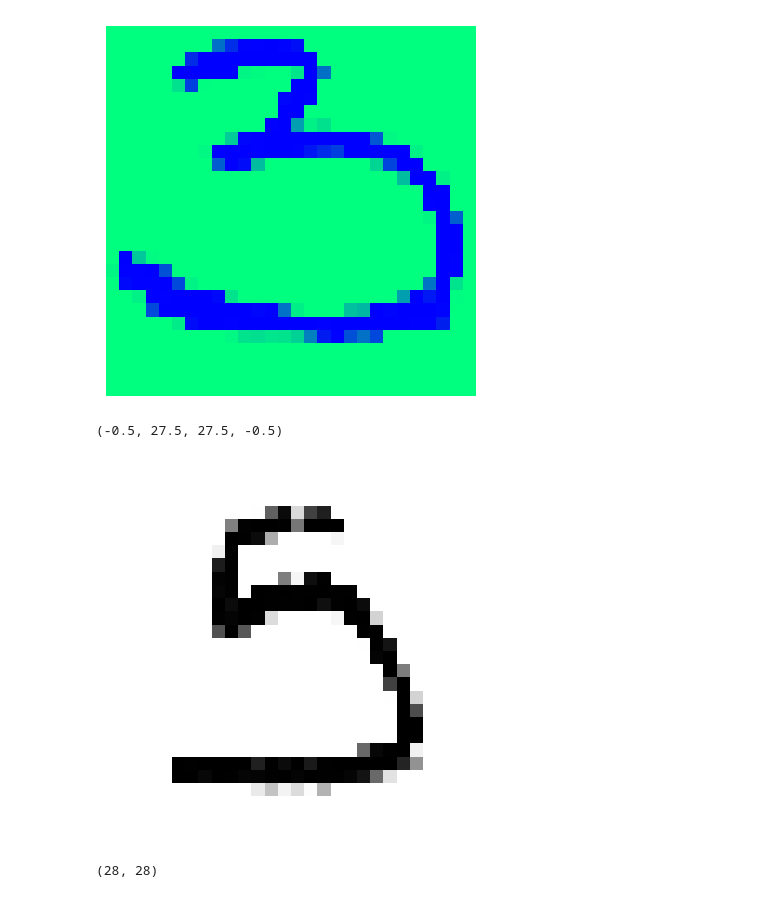
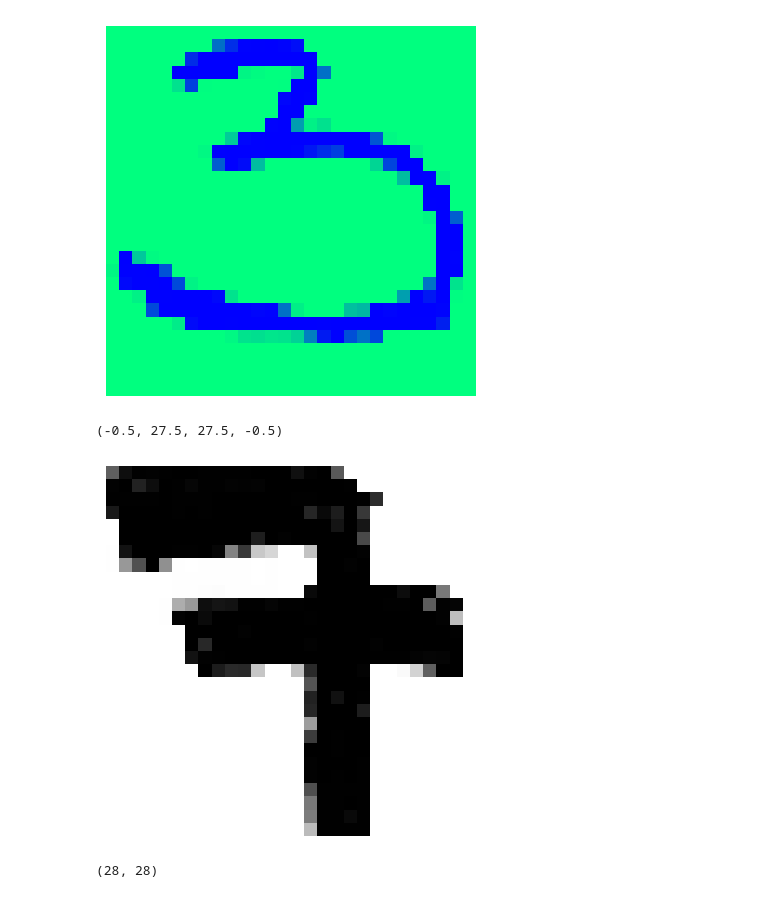
Before and after one commit to Sam-3l/Neurodigits, a Jupyter notebook: neuro-digit-recognizer.ipynb, the cells around one changed output. Drawn from its saved outputs; the diff is of its cells as text; code cells hidden in the pictures.

```diff
--- a/neuro-digit-recognizer.ipynb
+++ b/neuro-digit-recognizer.ipynb
@@ -168,11 +168,11 @@ plt.axis("off")
 (-0.5, 27.5, 27.5, -0.5)
 [figure]
 # %%
-plt.imshow(five_array, cmap='gray')
+plt.imshow(nine_array, cmap='gray')
 plt.axis("off")
 # %% [output]
 (-0.5, 27.5, 27.5, -0.5)
-[figure, old version]
+[figure, new version]
 # %%
 five_array.shape
 # %% [output]
```
Also changed, not shown: parts of 4 cells of this notebook, 1 other file.
